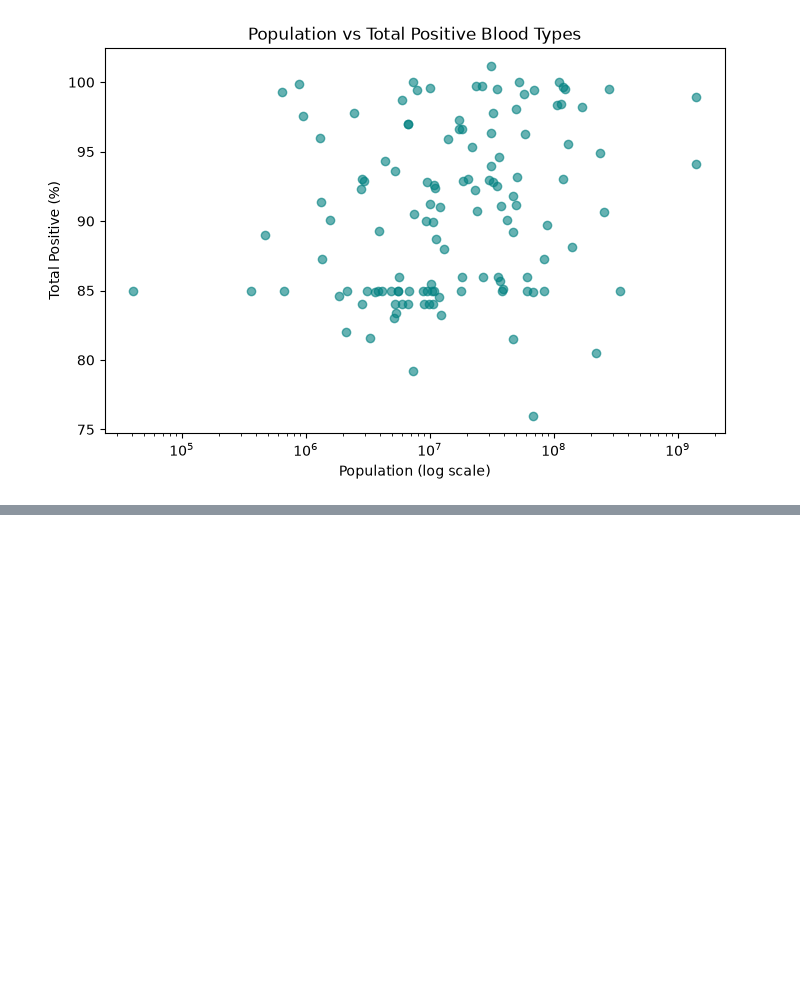
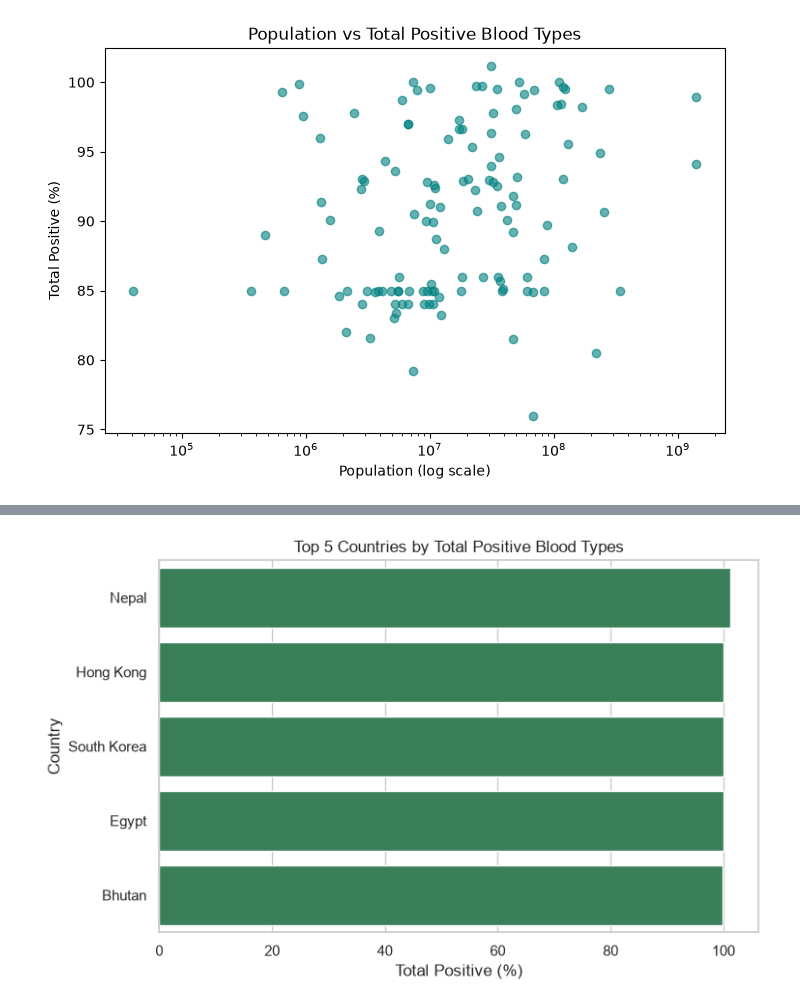
Before and after one commit to bibhutishrestha00/blood-type-pandas-analysis, a Jupyter notebook: blood_type_cleaned.ipynb, the cells around one changed output, grey strips where cells are left out. Saved outputs shown, nothing was run; the diff lists cells and outputs as text; code cells hidden in the pictures; blank space fills up the shorter version.

```diff
--- a/blood_type_cleaned.ipynb
+++ b/blood_type_cleaned.ipynb
@@ -419,0 +434,10 @@ plt.show()
+# %%
+top5_pos = df.nlargest(5, 'Total_Positive')
+plt.figure(figsize=(8, 5))
+sns.barplot(data=top5_pos, x='Total_Positive', y='Country', color='seagreen')
+plt.title('Top 5 Countries by Total Positive Blood Types')
+plt.xlabel('Total Positive (%)')
+plt.ylabel('Country')
+plt.show()
+# %% [output]
+[figure, added]
```
Also changed, not shown: parts of 5 cells of this notebook.
